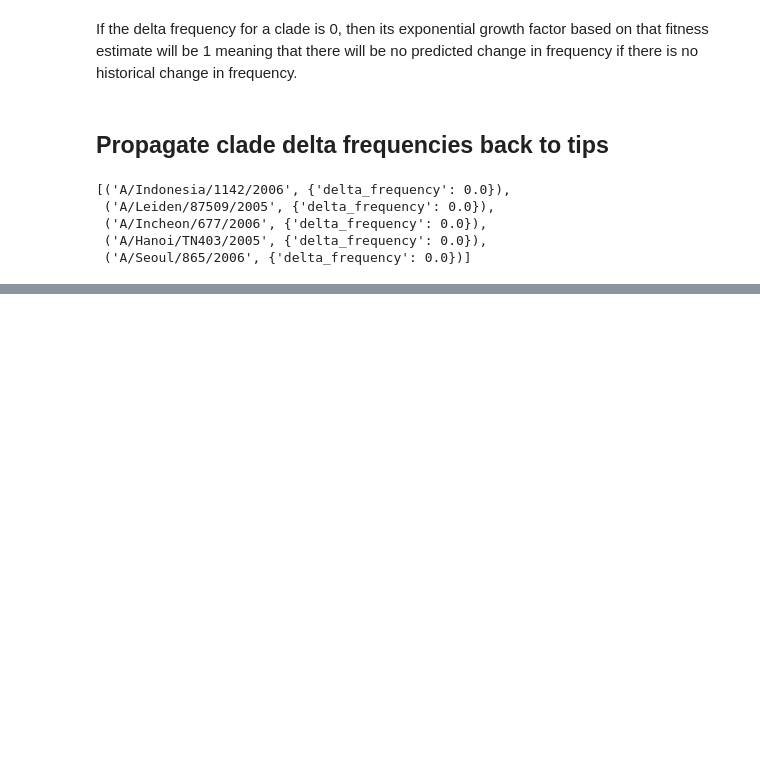
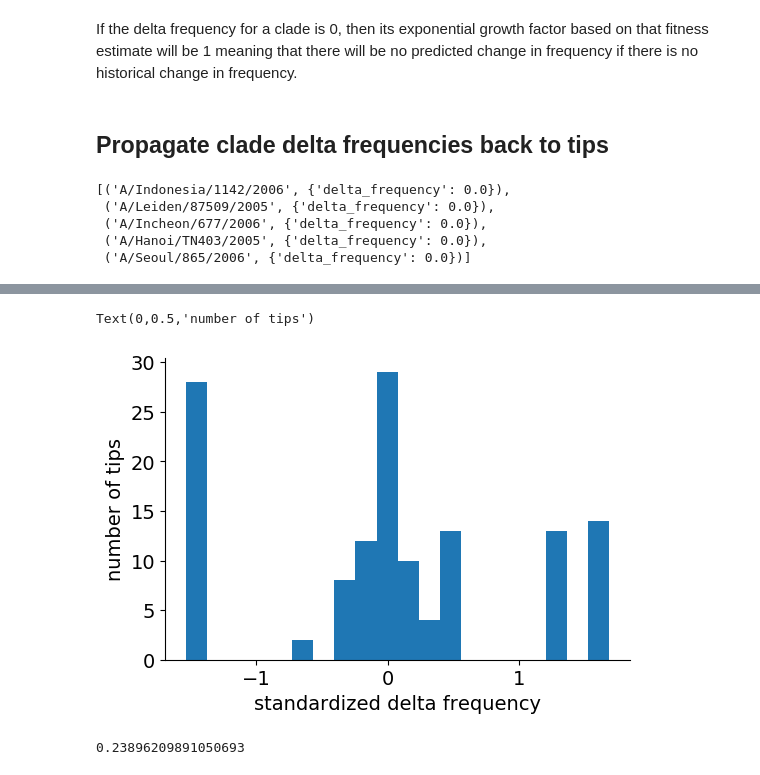
Before and after one commit to blab/flu-forecasting, a Jupyter notebook: analyses/2019-03-27-implement-dfreq-predictor.ipynb, the cells around one changed output, grey strips where cells are left out. Cells and saved outputs as stored; diff of their text form; code cells hidden in the pictures; blank space fills up the shorter version.

```diff
--- a/analyses/2019-03-27-implement-dfreq-predictor.ipynb
+++ b/analyses/2019-03-27-implement-dfreq-predictor.ipynb
@@ -205,0 +223,13 @@ plt.hist(all_deltas, bins=20)
+# %%
+standard_deltas = (extant_deltas - extant_deltas.mean()) / extant_deltas.std()
+# %%
+plt.hist(standard_deltas, bins=20)
+plt.xlabel("standardized delta frequency")
+plt.ylabel("number of tips")
+# %% [output]
+Text(0,0.5,'number of tips')
+[figure, added]
+# %%
+extant_deltas.std()
+# %% [output]
+0.23896209891050693
```
Also changed, not shown: parts of 5 cells of this notebook, 2 other files.
